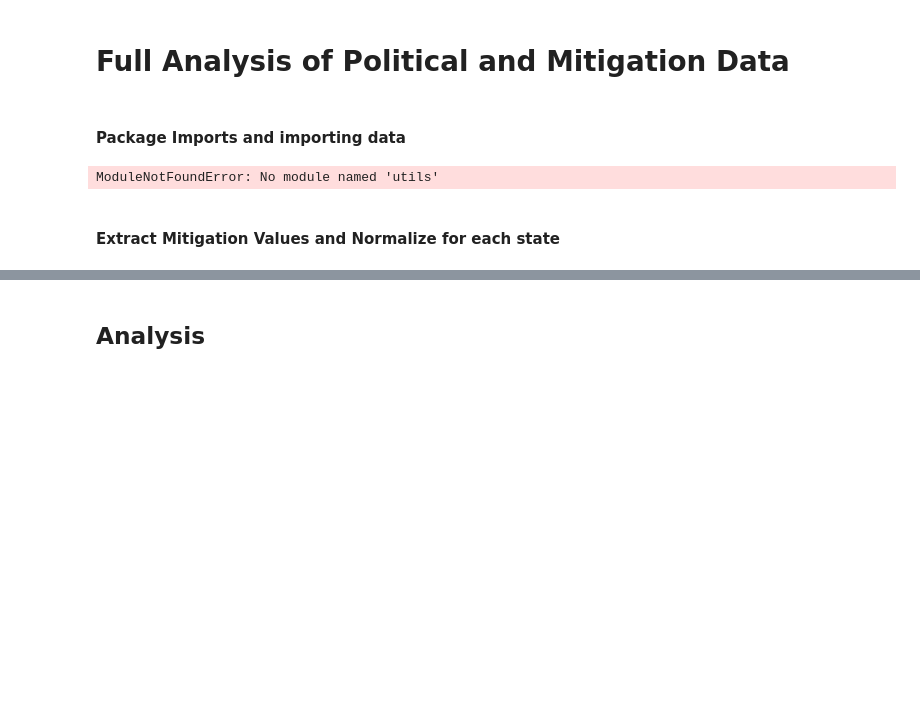
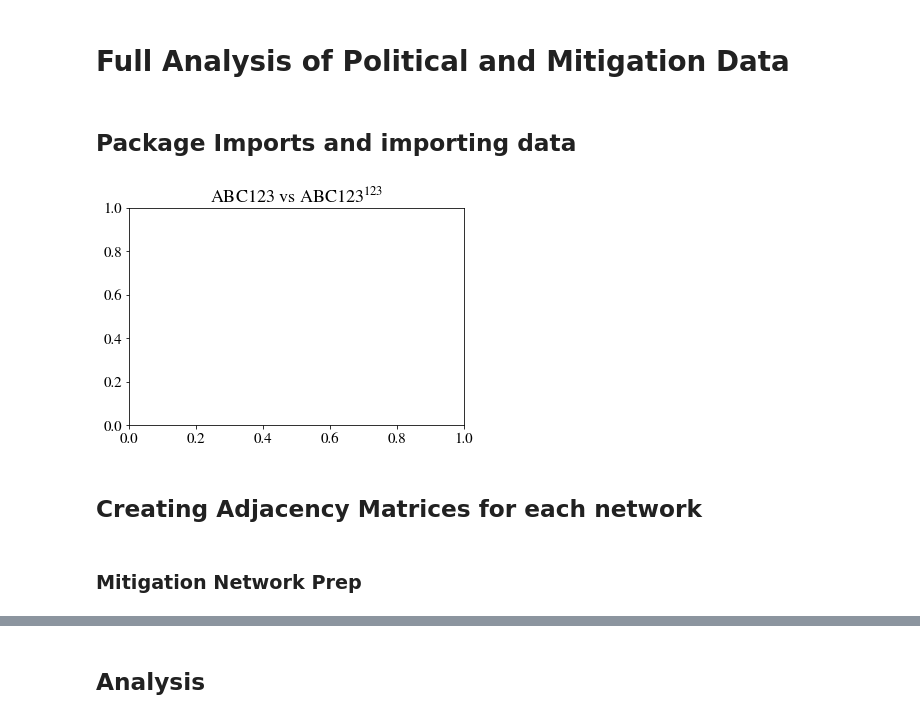
Before and after one commit to friesb/Mitigation_Policy_Analysis, a Jupyter notebook: Full_Analysis.ipynb, the cells around one changed output, grey strips where cells are left out. Cells and saved outputs as stored; diff of their text form; code cells hidden in the pictures; blank space fills up the shorter version.

```diff
--- a/Full_Analysis.ipynb
+++ b/Full_Analysis.ipynb
@@ -1,7 +1,7 @@
 # %% [markdown]
 # Full Analysis of Political and Mitigation Data
 # %% [markdown]
-#### Package Imports and importing data
+## Package Imports and importing data
 # %%
 import numpy as np
 import pandas as pd
@@ -9,36 +9,37 @@ import matplotlib.pyplot as plt
 import matplotlib
 from scipy import stats
 import networkx as nx
 import numpy.linalg as LA
 from tqdm.notebook import trange
 import ipywidgets as widgets
 import pickle
 import csv
-
-# from ICC_Change_Point import *
+import sys
+sys.path.append('./source')
+from ICC_Change_Point import *
 
 import matplotlib.pylab as pl
 import matplotlib as mpl
 from matplotlib import cm
 poli_norm_color = mpl.colors.Normalize(vmin=-4, vmax=4)
 
 from scipy.stats.stats import pearsonr
 from scipy.optimize import quadratic_assignment
 from QAP import QAP
 from tqdm.notebook import trange
 
 matplotlib.rcParams['mathtext.fontset'] = 'stix'
 matplotlib.rcParams['font.family'] = 'STIXGeneral'
 matplotlib.rcParams['font.size'] = 15
 matplotlib.pyplot.title(r'ABC123 vs $\mathrm{ABC123}^{123}$')
 matplotlib.rcParams['axes.spines.right'] = False
 matplotlib.rcParams['axes.spines.top'] = False
 matplotlib.rcParams['lines.linewidth'] = 3
 matplotlib.rcParams['figure.dpi'] = 200
 matplotlib.rcParams['legend.frameon'] = False
 matplotlib.rcParams['lines.solid_capstyle'] = 'butt'
 # %% [output]
-ModuleNotFoundError: No module named 'utils'
+[figure, added]
 # %%
 poli_parties = pd.read_csv('./data/politics.csv')
 
@@ -183,7 +176,9 @@ dates = us_case_data['Dates'][:800]
 length = len(dates)+9
 time = np.arange(length)
 # %% [markdown]
-#### Extract Mitigation Values and Normalize for each state
+## Creating Adjacency Matrices for each network
+# %% [markdown]
+### Mitigation Network Prep
 # %%
 measures = [2,3,4,5,6,7,8,11,19]
 mitigation_list = []
```
Also changed, not shown: parts of 29 cells of this notebook, 5 other files.
